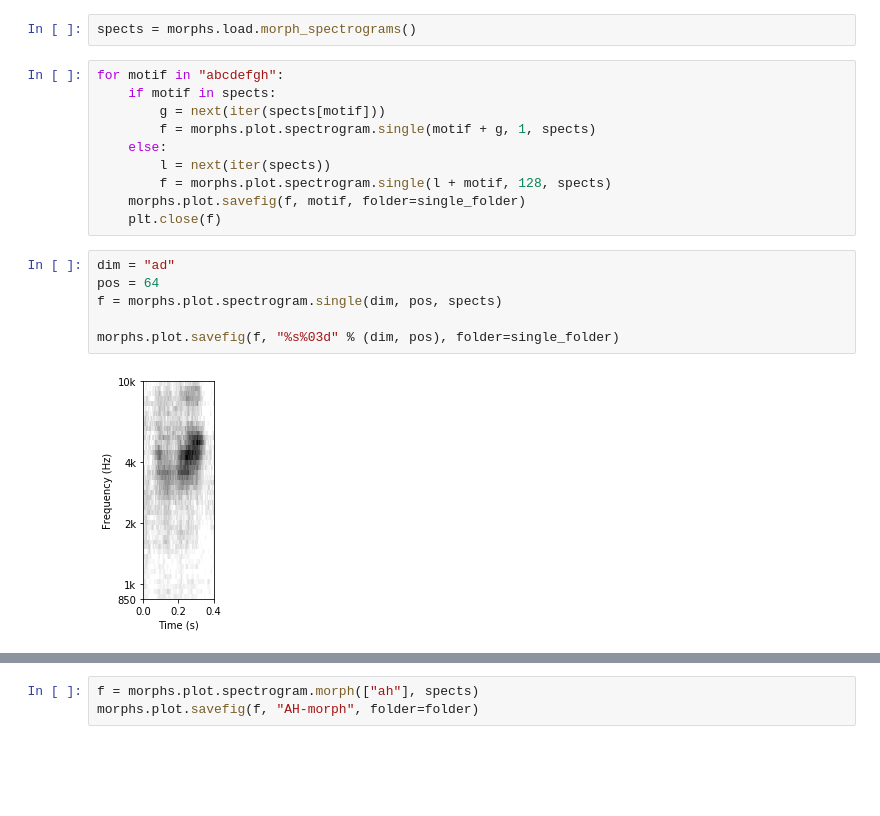
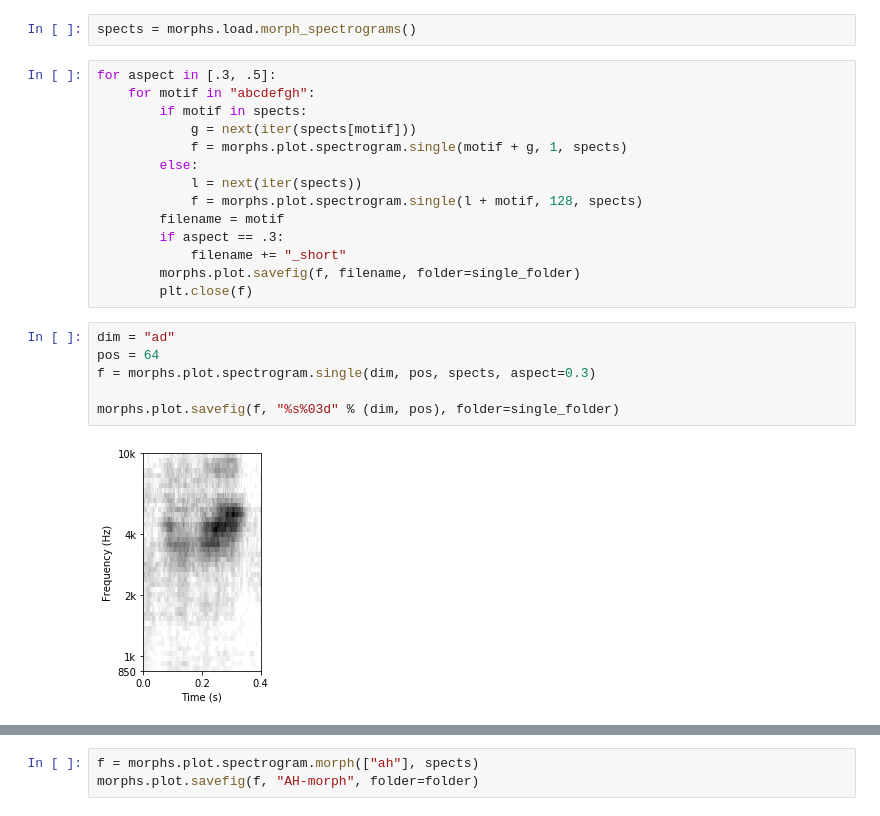
Before and after one commit to MarvinT/morphs, a Jupyter notebook: notebooks/1.0-mjt-morph-spectrograms.ipynb, the cells around one changed output, grey strips where cells are left out. Drawn from its saved outputs; the diff is of its cells as text; blank space fills up the shorter version.

Commit message:
single short spect

```diff
--- a/notebooks/1.0-mjt-morph-spectrograms.ipynb
+++ b/notebooks/1.0-mjt-morph-spectrograms.ipynb
@@ -13,20 +13,24 @@ single_folder = folder / "singles"
 # %%
 spects = morphs.load.morph_spectrograms()
 # %%
-for motif in "abcdefgh":
-    if motif in spects:
-        g = next(iter(spects[motif]))
-        f = morphs.plot.spectrogram.single(motif + g, 1, spects)
-    else:
-        l = next(iter(spects))
-        f = morphs.plot.spectrogram.single(l + motif, 128, spects)
-    morphs.plot.savefig(f, motif, folder=single_folder)
-    plt.close(f)
+for aspect in [.3, .5]:
+    for motif in "abcdefgh":
+        if motif in spects:
+            g = next(iter(spects[motif]))
+            f = morphs.plot.spectrogram.single(motif + g, 1, spects)
+        else:
+            l = next(iter(spects))
+            f = morphs.plot.spectrogram.single(l + motif, 128, spects)
+        filename = motif
+        if aspect == .3:
+            filename += "_short"
+        morphs.plot.savefig(f, filename, folder=single_folder)
+        plt.close(f)
 # %%
 dim = "ad"
 pos = 64
-f = morphs.plot.spectrogram.single(dim, pos, spects)
+f = morphs.plot.spectrogram.single(dim, pos, spects, aspect=0.3)
 
 morphs.plot.savefig(f, "%s%03d" % (dim, pos), folder=single_folder)
 # %% [output]
-[figure, old version]
+[figure, new version]
```
Also changed, not shown: parts of 1 cell of this notebook, 21 other files.
